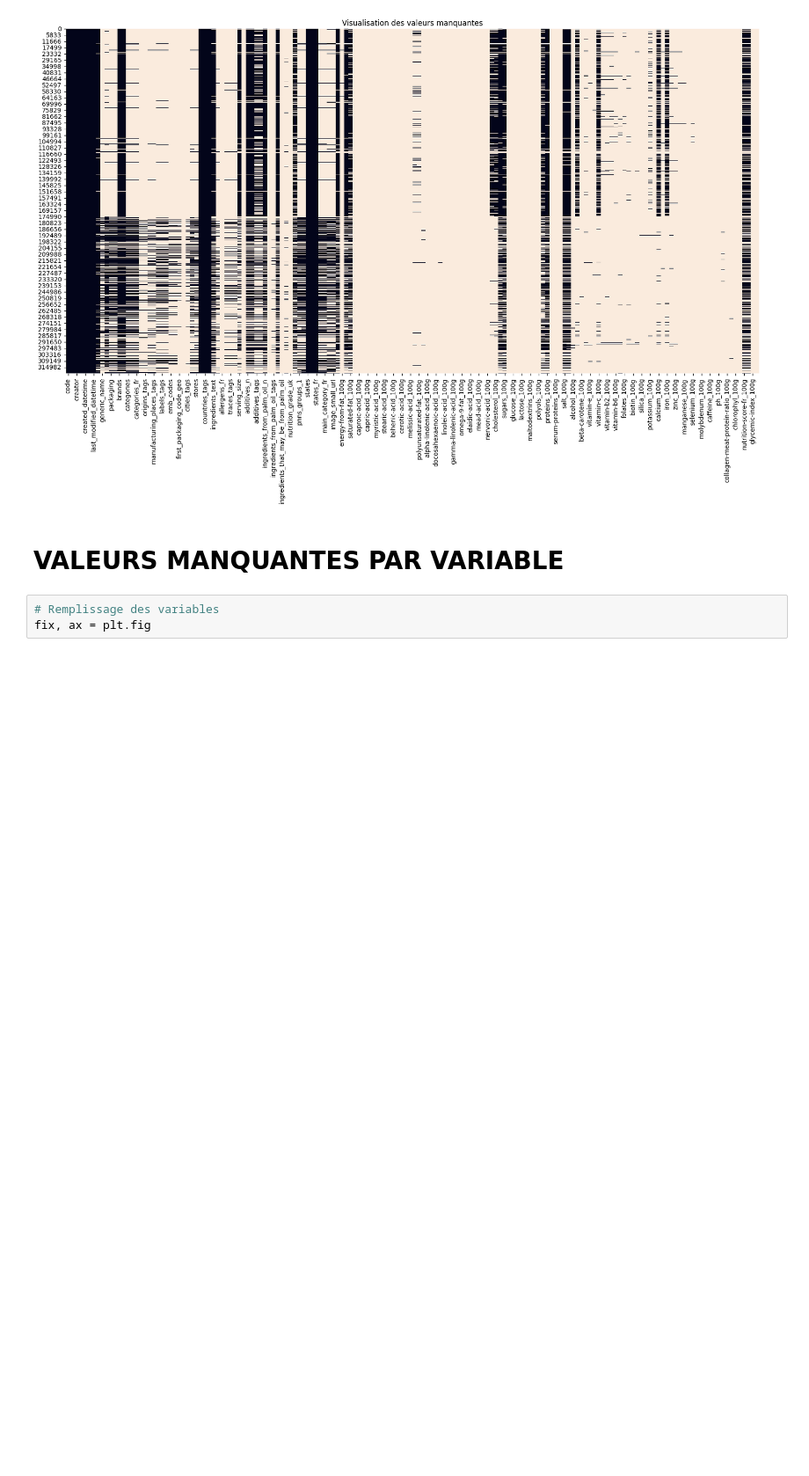
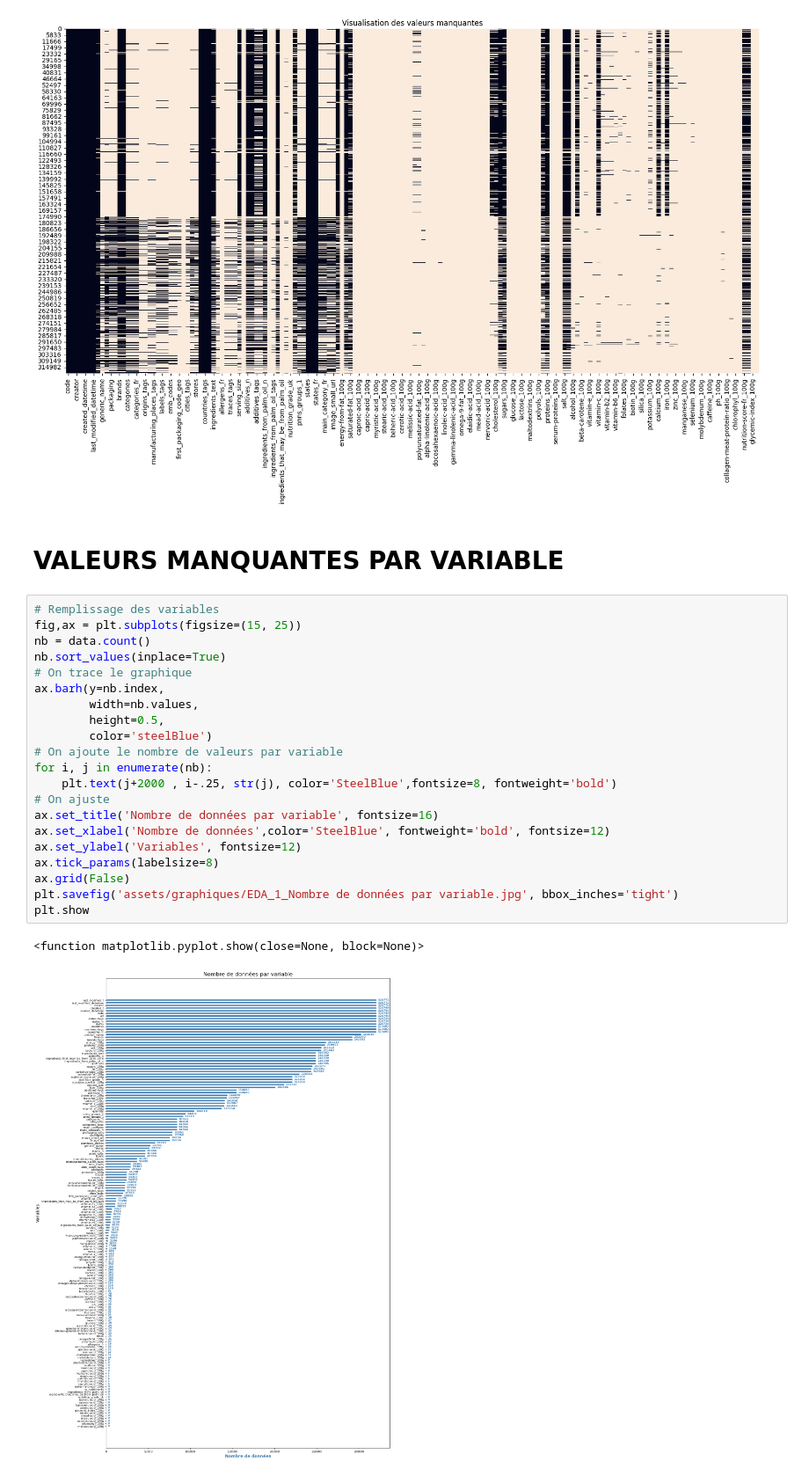
Before and after one commit to 110111-1/DS-OPENFOODFACT-SANTE, a Jupyter notebook: V1_Moty_Philippe_1_1122.ipynb, the cells around one changed output. Shown at 88% size. Drawn from its saved outputs; the diff is of its cells as text; blank space fills up the shorter version.

```diff
--- a/V1_Moty_Philippe_1_1122.ipynb
+++ b/V1_Moty_Philippe_1_1122.ipynb
@@ -195,8 +195,29 @@ Nombre et pourcentage de valeurs manquantes par variable
 ------------------------------------------------------------------
 Visualisation des données manquantes
 [figure]
-# %% [markdown]
-# VALEURS MANQUANTES PAR VARIABLE
-# %%
-# Remplissage des variables
-fix, ax = plt.fig
+# %% [markdown]
+# VALEURS MANQUANTES PAR VARIABLE
+# %%
+# Remplissage des variables
+fig,ax = plt.subplots(figsize=(15, 25))
+nb = data.count()
+nb.sort_values(inplace=True)
+# On trace le graphique
+ax.barh(y=nb.index,
+        width=nb.values,
+        height=0.5,
+        color='steelBlue')
+# On ajoute le nombre de valeurs par variable
+for i, j in enumerate(nb):
+    plt.text(j+2000 , i-.25, str(j), color='SteelBlue',fontsize=8, fontweight='bold')
+# On ajuste
+ax.set_title('Nombre de données par variable', fontsize=16)
+ax.set_xlabel('Nombre de données',color='SteelBlue', fontweight='bold', fontsize=12)
+ax.set_ylabel('Variables', fontsize=12)
+ax.tick_params(labelsize=8)
+ax.grid(False)
+plt.savefig('assets/graphiques/EDA_1_Nombre de données par variable.jpg', bbox_inches='tight')
+plt.show
+# %% [output]
+<function matplotlib.pyplot.show(close=None, block=None)>
+[figure, added]
```
Also changed, not shown: parts of 18 cells of this notebook, 1 other file.
